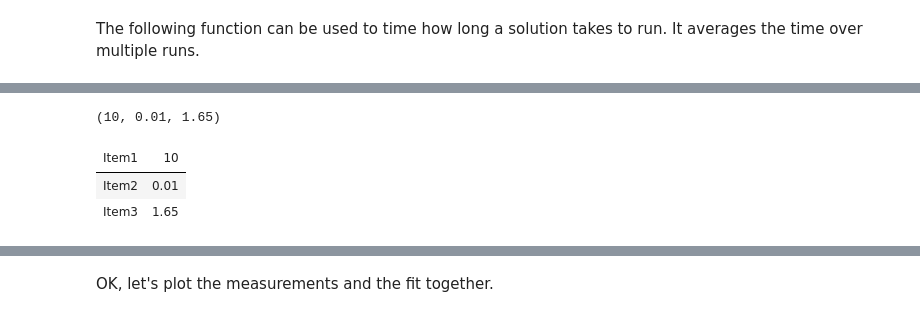
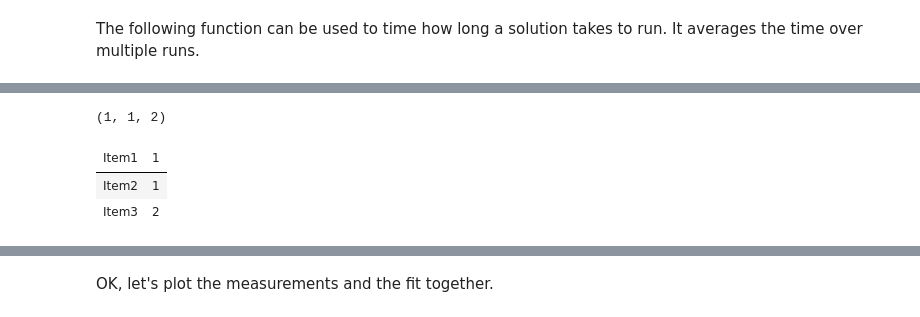
Before and after one commit to abcoates/smallest-free-number, a Jupyter notebook: smallest-free-number-fsharp.ipynb, the cells around one changed output, grey strips where cells are left out. Drawn from its saved outputs; the diff is of its cells as text; code cells hidden in the pictures.

```diff
--- a/smallest-free-number-fsharp.ipynb
+++ b/smallest-free-number-fsharp.ipynb
@@ -172,25 +244,20 @@ Now let's try fitting an O(n) curve to the results.  I found I had to set 'p0ini
 # %%
-let lengthsFloat = lengths |> List.map float |> Array.ofList
-let timingsFloat = timings |> List.map float |> Array.ofList
 
 let fitFunc (p0:float) (p1:float) (p2:float) (x:float) =
     // printfn "p0 = %f, p1 = %f, p2 = %f, x = %f" p0 p1 p2 x
-    p0 + p1 * x**p2
+    (p0*p0scale) + (p1*p1scale) * x**(p2*p2scale)
 
-let first<'a> (arr: 'a[]) = arr[0]
-let last<'a> (arr: 'a[]) = arr[arr.Length - 1]
-
-let p0init = 10.
-let p1init = 0.01
-let p2init = 1.65
-let tolerance = 1.
-let maxIterations = 1000
+let p0init = 1
+let p1init = 1.
+let p2init = 2. // assuming O(1.5) as a starting point
+let tolerance = 0.1
+let maxIterations = 10000
 (p0init, p1init, p2init)
 # %% [output]
-(10, 0.01, 1.65)
+(1, 1, 2)
-| Item1 | 10 |
-| Item2 | 0.01 |
-| Item3 | 1.65 |
+| Item1 | 1 |
+| Item2 | 1 |
+| Item3 | 2 |
 # %%
 let (p0, p1, p2) = Fit.Curve(lengthsFloat, timingsFloat, fitFunc, p0init, p1init, p2init, tolerance, maxIterations).ToTuple()
 (p0, p1, p2)
```
Also changed, not shown: parts of 43 cells of this notebook, 1 other file.
